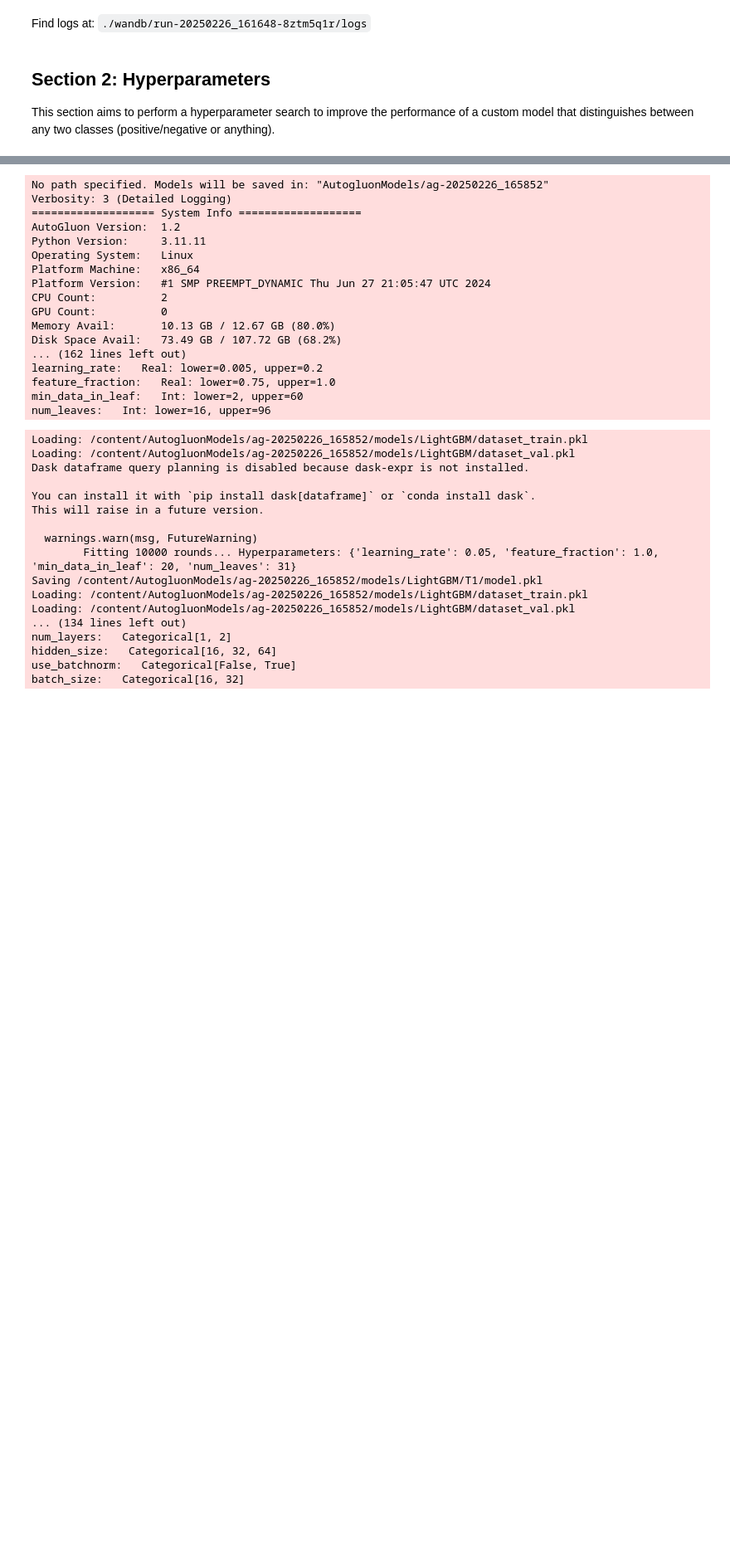
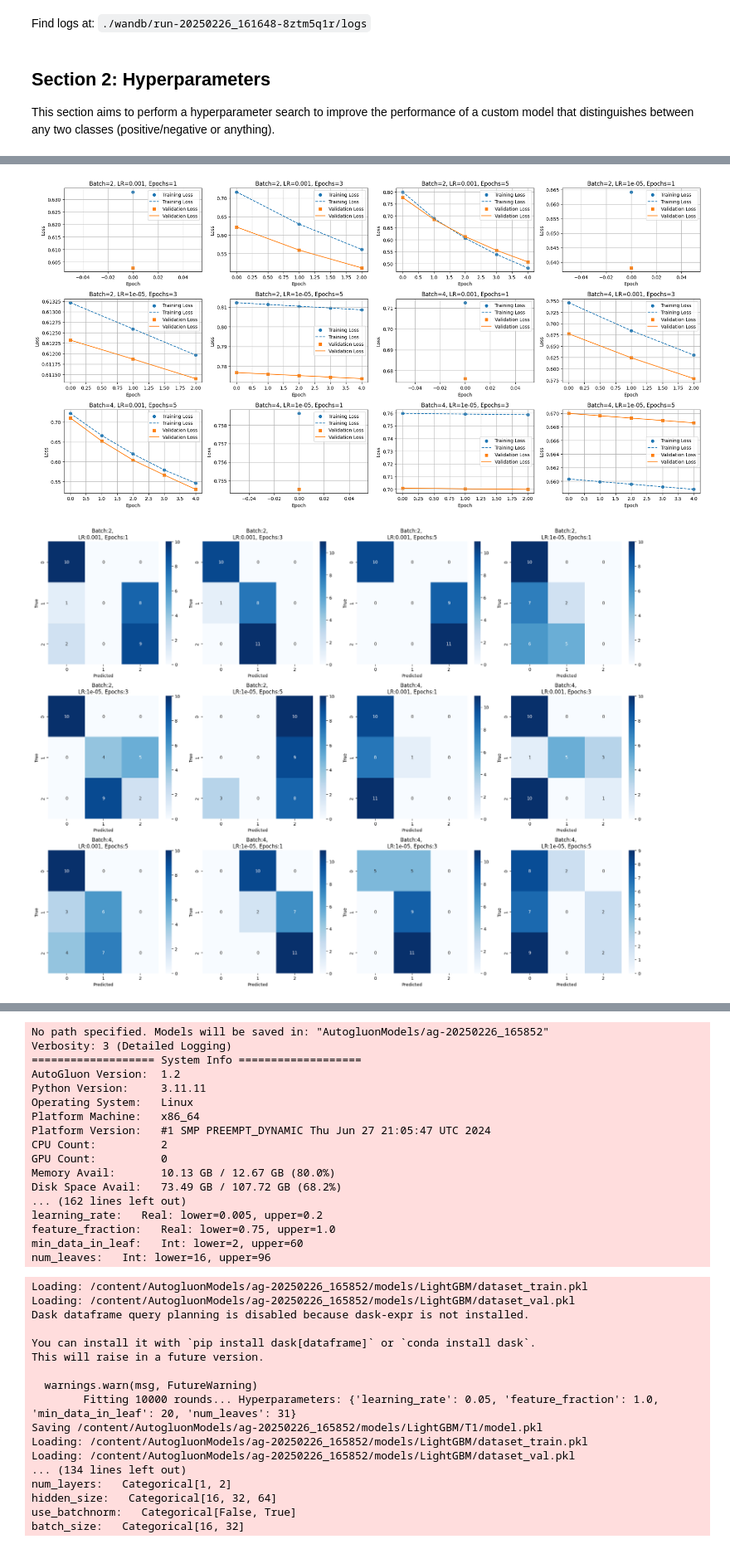
Before and after one commit to Akshat13shah/STT_Ai_Assignment6, a Jupyter notebook: MLP.ipynb, the cells around one changed output, grey strips where cells are left out. Shown at 83% size. Saved outputs shown, nothing was run; the diff lists cells and outputs as text; code cells hidden in the pictures; blank space fills up the shorter version.

Commit message:
Edited the graphs for 1 epoch

```diff
--- a/MLP.ipynb
+++ b/MLP.ipynb
@@ -311,18 +311,16 @@ Requirement already satisfied: markdown-it-py>=2.2.0 in /usr/local/lib/python3.1
 Requirement already satisfied: pygments<3.0.0,>=2.13.0 in /usr/local/lib/python3.11/dist-packages (from rich->keras>=3.5.0->tensorflow) (2.18.0)
 Requirement already satisfied: mdurl~=0.1 in /usr/local/lib/python3.11/dist-packages (from markdown-it-py>=2.2.0->rich->keras>=3.5.0->tensorflow) (0.1.2)
 # %%
-import numpy as np
-import matplotlib.pyplot as plt
+import seaborn as sns
 import keras
 from keras.models import Sequential
 from keras.layers import Dense
-from sklearn.metrics import accuracy_score, f1_score
 
 # Define parameters for grid search
 param_grid = {
     'batch_size': [2, 4],
     'learning_rate': [0.001, 1e-5],
-    'epochs': [1,3, 5]
+    'epochs': [1, 3, 5]  # Removed epochs=1 cases from plotting
 }
 
 results = []
@@ -335,9 +333,10 @@ for batch_size in param_grid['batch_size']:
             keras.backend.clear_session()  # Reset model state
 
             # Initialize the MLP model
-            model = Sequential([
-                Dense(16, input_dim=4, activation='relu'),
-                Dense(3, activation='softmax')
+            model = models.Sequential([
+                layers.InputLayer(input_shape=(4,)),
+                layers.Dense(16, activation='relu'),
+                layers.Dense(3, activation='softmax')
             ])
 
             # Compile the model with Adam optimizer
@@ -387,40 +592,43 @@ NameError: name 'X_train' is not defined
 # %%
 # Plot training and validation losses in a 2-row, 4-column grid
-num_plots = min(len(results), 8)  # Ensure we don't exceed subplot limit
-fig, axes = plt.subplots(nrows=2, ncols=4, figsize=(20, 10))
+num_plots = min(len(results), 12)  # Ensure we don't exceed subplot limit
+fig, axes = plt.subplots(nrows=3, ncols=4, figsize=(20, 10))
 axes = axes.flatten()
 
 for i in range(num_plots):
     result = results[i]
     ax = axes[i]
     ax.scatter(range(len(result['train_loss'])), result['train_loss'], label='Training Loss', marker='o')
     ax.plot(result['train_loss'], label='Training Loss', linestyle='dashed')
     ax.scatter(range(len(result['val_loss'])), result['val_loss'], label='Validation Loss', marker='s')
     ax.plot(result['val_loss'], label='Validation Loss', linestyle='solid')
     ax.set_xlabel('Epoch')
     ax.set_ylabel('Loss')
     ax.set_title(f'Batch={result["batch_size"]}, LR={result["learning_rate"]}, Epochs={result["epochs"]}')
     ax.legend()
     ax.grid(True)
 
 # Hide any unused subplots
 for j in range(num_plots, len(axes)):
     fig.delaxes(axes[j])
 
 plt.tight_layout()
 plt.show()
 
 # Plot Confusion Matrices for all configurations
 plt.figure(figsize=(20, 15))
 for i, result in enumerate(results):
     plt.subplot(3, 4, i + 1)  # 3 rows, 4 columns to accommodate all 12 configurations
     cm = confusion_matrix(result['y_test_classes'], result['y_pred_classes'])
     sns.heatmap(cm, annot=True, fmt='d', cmap='Blues')
     plt.title(f'Batch:{result["batch_size"]}, \nLR:{result["learning_rate"]}, Epochs:{result["epochs"]}')
     plt.xlabel('Predicted')
     plt.ylabel('True')
 plt.tight_layout()
 plt.show()
+# %% [output]
+[figure, added]
+[figure, added]
 # %%
 pip install autogluon
 # %% [output]
```
Also changed, not shown: parts of 3 cells of this notebook.
